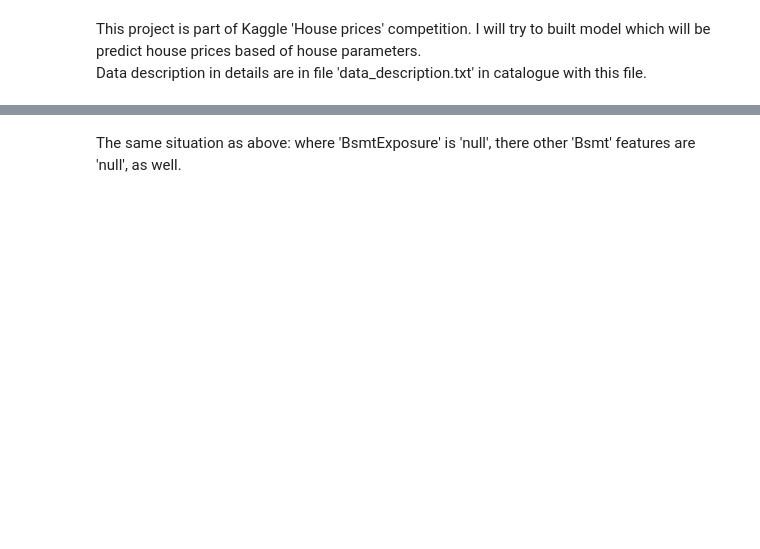
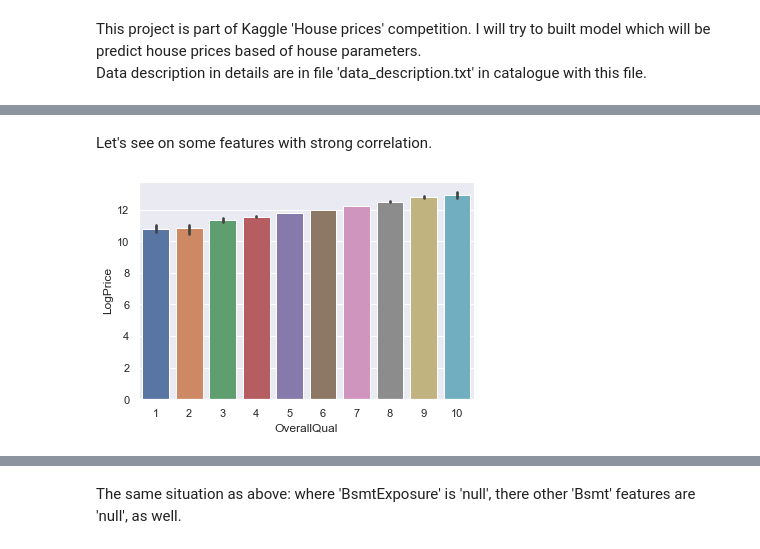
Before and after one commit to marekts/Projects, a Jupyter notebook: Real estate price prediction/Price predict.ipynb, the cells around one changed output, grey strips where cells are left out. Cells and saved outputs as stored; diff of their text form; code cells hidden in the pictures; blank space fills up the shorter version.

```diff
--- a/Real estate price prediction/Price predict.ipynb
+++ b/Real estate price prediction/Price predict.ipynb
@@ -171,0 +100,6 @@ clean_data[clean_data['BsmtExposure'].isnull()][:5]
+# %%
+# Add price logarithm to dataset
+train_df['LogPrice'] = np.log(train_df['SalePrice'])
+
+# and remove SalePrice
+train_df = train_df.drop('SalePrice', axis=1)
@@ -171,0 +127,6 @@ clean_data[clean_data['BsmtExposure'].isnull()][:5]
+# %% [markdown]
+Let's see on some features with strong correlation.
+# %%
+sns.barplot(x='OverallQual', y='LogPrice', data=train_df);
+# %% [output]
+[figure, added]
```
Also changed, not shown: parts of 198 cells of this notebook.
